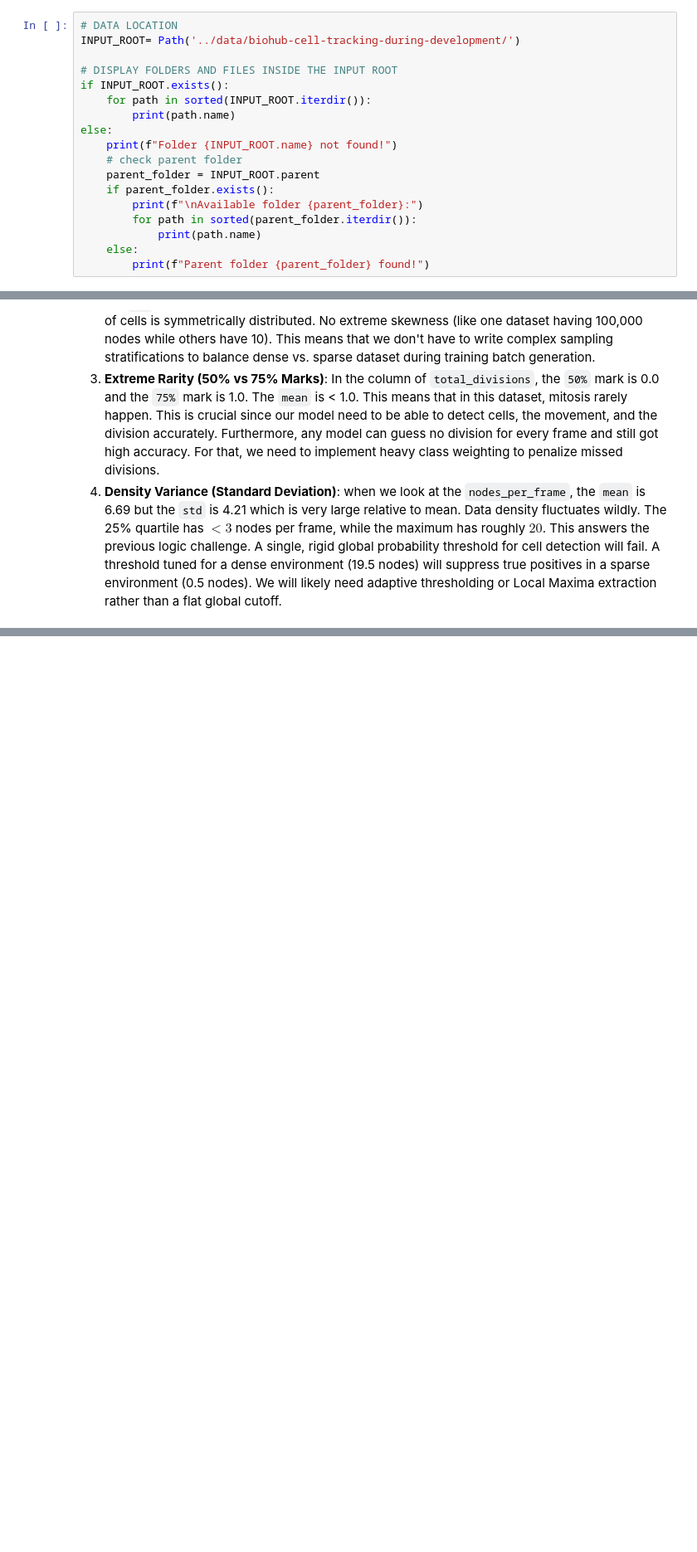
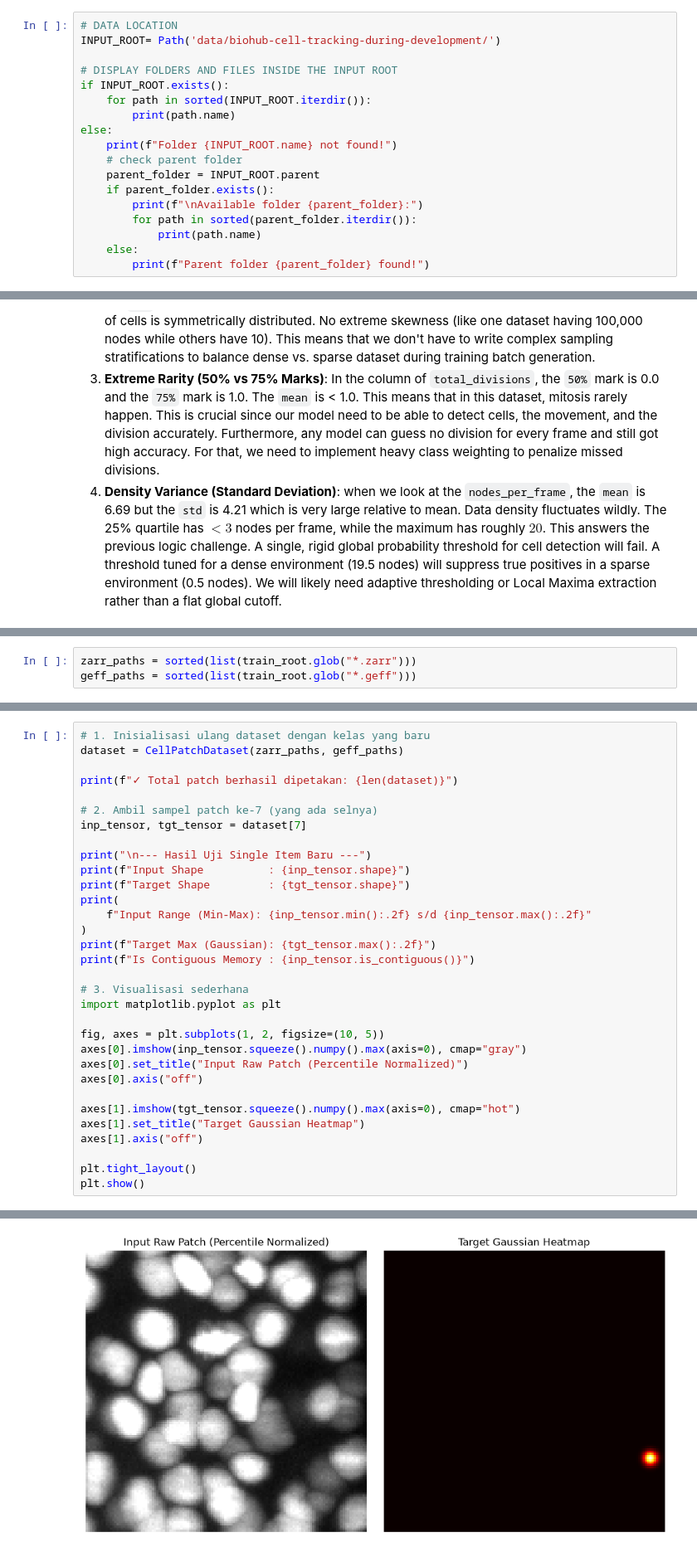
Before and after one commit to oktavianuu/cell_tracking, a Jupyter notebook: experiment.ipynb, the cells around one changed output, grey strips where cells are left out. Shown at 83% size. Cells and saved outputs as stored; diff of their text form; blank space fills up the shorter version.

```diff
--- a/lab/experiment.ipynb
+++ b/experiment.ipynb
@@ -8,7 +8,7 @@ from geff import read
 import matplotlib.pyplot as plt
 # %%
 # DATA LOCATION
-INPUT_ROOT= Path('../data/biohub-cell-tracking-during-development/')
+INPUT_ROOT= Path('data/biohub-cell-tracking-during-development/')
 
 # DISPLAY FOLDERS AND FILES INSIDE THE INPUT ROOT
 if INPUT_ROOT.exists():
@@ -270,0 +295,3 @@ NameError: name 'summary_data' is not defined
+# %%
+zarr_paths = sorted(list(train_root.glob("*.zarr")))
+geff_paths = sorted(list(train_root.glob("*.geff")))
@@ -270,0 +473,33 @@ NameError: name 'summary_data' is not defined
+# %%
+# 1. Inisialisasi ulang dataset dengan kelas yang baru
+dataset = CellPatchDataset(zarr_paths, geff_paths)
+
+print(f"✓ Total patch berhasil dipetakan: {len(dataset)}")
+
+# 2. Ambil sampel patch ke-7 (yang ada selnya)
+inp_tensor, tgt_tensor = dataset[7]
+
+print("\n--- Hasil Uji Single Item Baru ---")
+print(f"Input Shape          : {inp_tensor.shape}")
+print(f"Target Shape         : {tgt_tensor.shape}")
+print(
+    f"Input Range (Min-Max): {inp_tensor.min():.2f} s/d {inp_tensor.max():.2f}"
+)
+print(f"Target Max (Gaussian): {tgt_tensor.max():.2f}")
+print(f"Is Contiguous Memory : {inp_tensor.is_contiguous()}")
+
+# 3. Visualisasi sederhana
+import matplotlib.pyplot as plt
+
+fig, axes = plt.subplots(1, 2, figsize=(10, 5))
+axes[0].imshow(inp_tensor.squeeze().numpy().max(axis=0), cmap="gray")
+axes[0].set_title("Input Raw Patch (Percentile Normalized)")
+axes[0].axis("off")
+
+axes[1].imshow(tgt_tensor.squeeze().numpy().max(axis=0), cmap="hot")
+axes[1].set_title("Target Gaussian Heatmap")
+axes[1].axis("off")
+
+plt.tight_layout()
+plt.show()
+# %% [output]
@@ -270,0 +514 @@ NameError: name 'summary_data' is not defined
+[figure, added]
```
Also changed, not shown: parts of 12 cells of this notebook, 4 other files.
